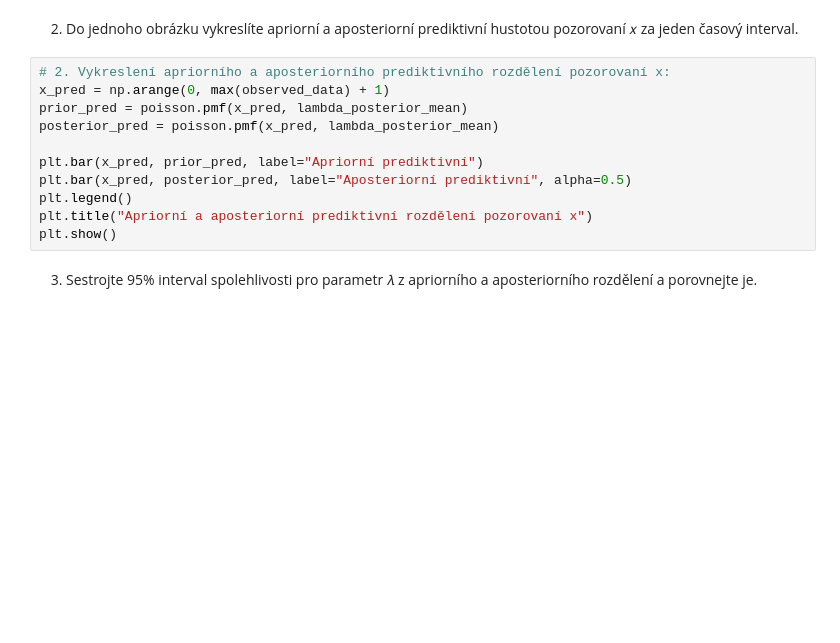
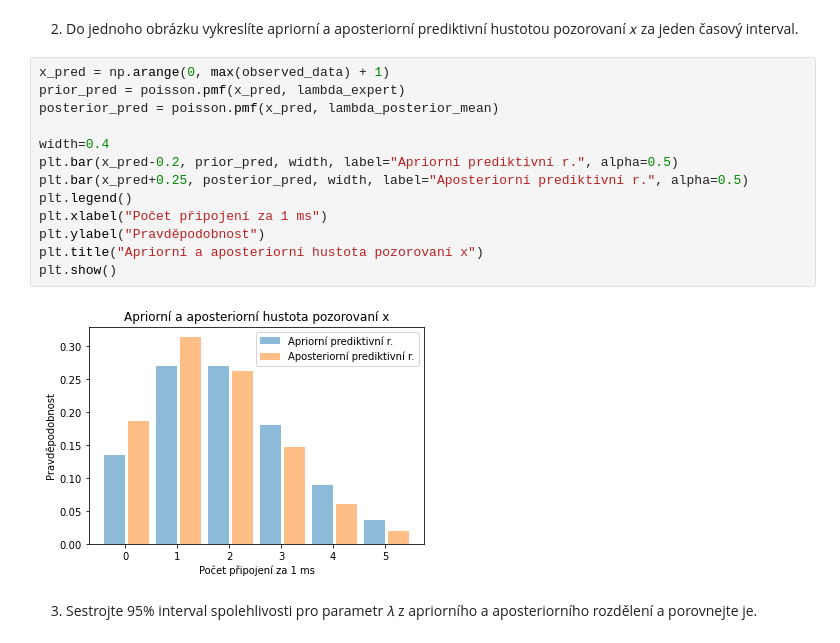
Before and after one commit to svobodovaLucie/MSP-project2, a Jupyter notebook: Svobodova_MSP_2-projekt.ipynb, the cells around one changed output. Saved outputs shown, nothing was run; the diff lists cells and outputs as text; blank space fills up the shorter version.

```diff
--- a/Svobodova_MSP_2-projekt.ipynb
+++ b/Svobodova_MSP_2-projekt.ipynb
@@ -111,16 +71,20 @@ plt.show()
 # %% [markdown]
 2) Do jednoho obrázku vykreslíte apriorní a aposteriorní prediktivní hustotou pozorovaní 𝑥 za jeden časový interval.
 # %%
-# 2. Vykreslení apriorního a aposteriorního prediktivního rozdělení pozorovaní x:
 x_pred = np.arange(0, max(observed_data) + 1)
-prior_pred = poisson.pmf(x_pred, lambda_posterior_mean)
+prior_pred = poisson.pmf(x_pred, lambda_expert)
 posterior_pred = poisson.pmf(x_pred, lambda_posterior_mean)
 
-plt.bar(x_pred, prior_pred, label="Apriorní prediktivní")
-plt.bar(x_pred, posterior_pred, label="Aposteriorní prediktivní", alpha=0.5)
+width=0.4
+plt.bar(x_pred-0.2, prior_pred, width, label="Apriorní prediktivní r.", alpha=0.5)
+plt.bar(x_pred+0.25, posterior_pred, width, label="Aposteriorní prediktivní r.", alpha=0.5)
 plt.legend()
-plt.title("Apriorní a aposteriorní prediktivní rozdělení pozorovaní x")
+plt.xlabel("Počet připojení za 1 ms")
+plt.ylabel("Pravděpodobnost")
+plt.title("Apriorní a aposteriorní hustota pozorovaní x")
 plt.show()
+# %% [output]
+[figure, added]
 # %% [markdown]
 3) Sestrojte 95% interval spolehlivosti pro parametr 𝜆 z apriorního a aposteriorního rozdělení a porovnejte je.
 # %%
```
Also changed, not shown: parts of 23 cells of this notebook.
